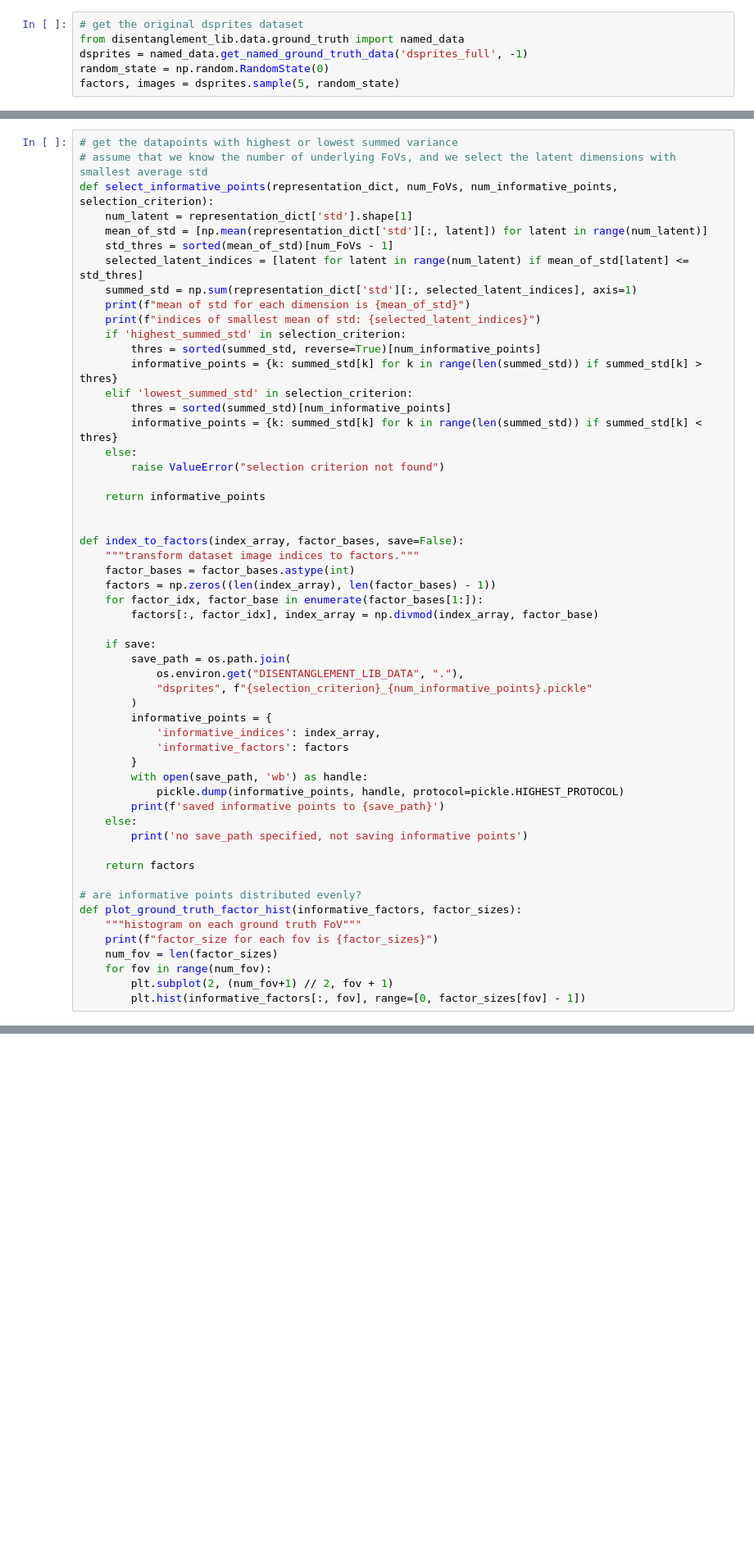
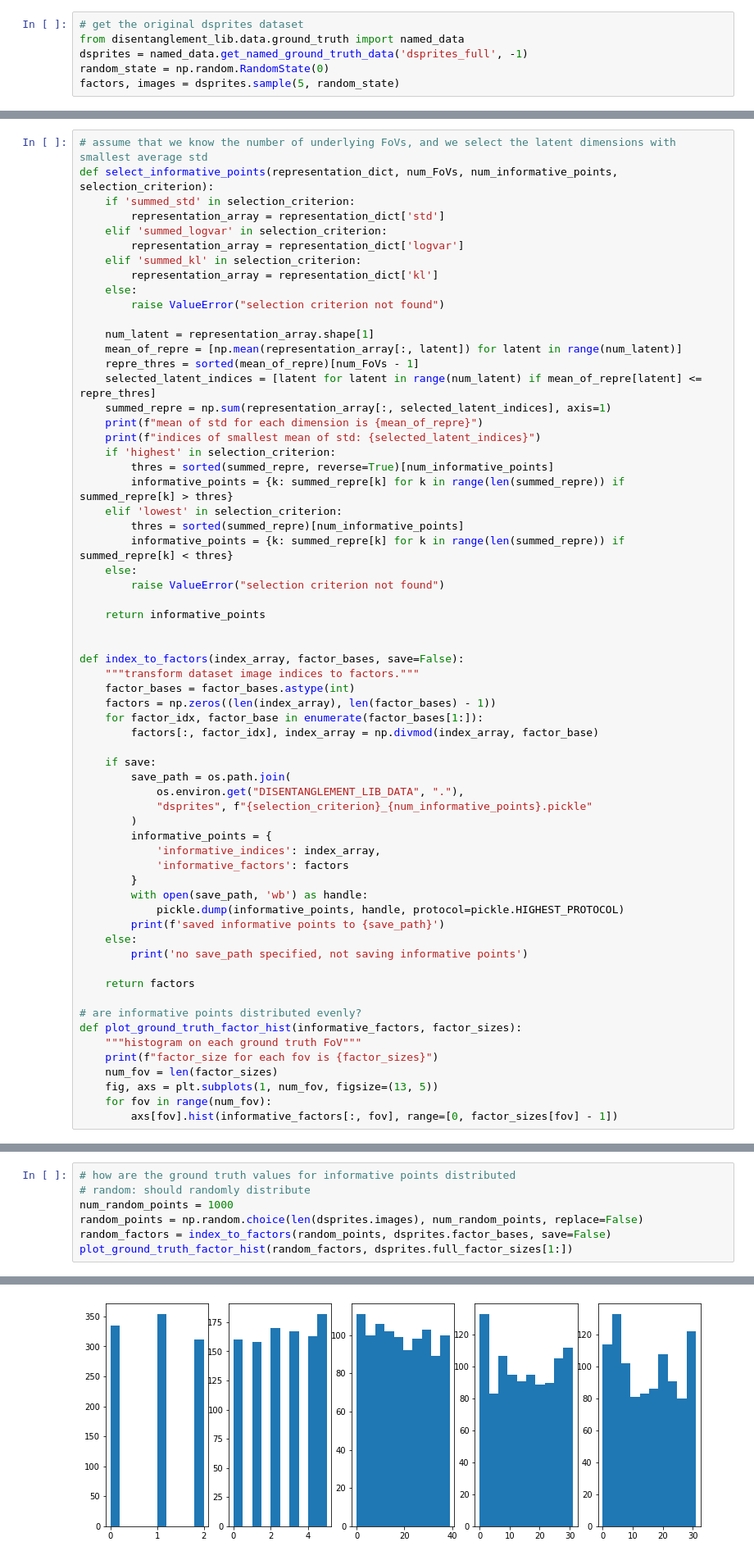
Before and after one commit to jasonmhwu/disentanglement_lib, a Jupyter notebook: notebooks/visualize_mean_and_std.ipynb, the cells around one changed output, grey strips where cells are left out. Shown at 82% size. Cells and saved outputs as stored; diff of their text form; blank space fills up the shorter version.

```diff
--- a/notebooks/visualize_mean_and_std.ipynb
+++ b/notebooks/visualize_mean_and_std.ipynb
@@ -81,20 +66,28 @@ INFO:tensorflow:Running local_init_op.
 # %%
-# get the datapoints with highest or lowest summed variance
 # assume that we know the number of underlying FoVs, and we select the latent dimensions with smallest average std
 def select_informative_points(representation_dict, num_FoVs, num_informative_points, selection_criterion):
-    num_latent = representation_dict['std'].shape[1]
-    mean_of_std = [np.mean(representation_dict['std'][:, latent]) for latent in range(num_latent)]
-    std_thres = sorted(mean_of_std)[num_FoVs - 1]
-    selected_latent_indices = [latent for latent in range(num_latent) if mean_of_std[latent] <= std_thres]
-    summed_std = np.sum(representation_dict['std'][:, selected_latent_indices], axis=1)
-    print(f"mean of std for each dimension is {mean_of_std}")
+    if 'summed_std' in selection_criterion:
+        representation_array = representation_dict['std']
+    elif 'summed_logvar' in selection_criterion:
+        representation_array = representation_dict['logvar']
+    elif 'summed_kl' in selection_criterion:
+        representation_array = representation_dict['kl']
+    else:
+        raise ValueError("selection criterion not found")
+
+    num_latent = representation_array.shape[1]
+    mean_of_repre = [np.mean(representation_array[:, latent]) for latent in range(num_latent)]
+    repre_thres = sorted(mean_of_repre)[num_FoVs - 1]
+    selected_latent_indices = [latent for latent in range(num_latent) if mean_of_repre[latent] <= repre_thres]
+    summed_repre = np.sum(representation_array[:, selected_latent_indices], axis=1)
+    print(f"mean of std for each dimension is {mean_of_repre}")
     print(f"indices of smallest mean of std: {selected_latent_indices}")
-    if 'highest_summed_std' in selection_criterion:
-        thres = sorted(summed_std, reverse=True)[num_informative_points]
-        informative_points = {k: summed_std[k] for k in range(len(summed_std)) if summed_std[k] > thres}
-    elif 'lowest_summed_std' in selection_criterion:
-        thres = sorted(summed_std)[num_informative_points]
-        informative_points = {k: summed_std[k] for k in range(len(summed_std)) if summed_std[k] < thres}
+    if 'highest' in selection_criterion:
+        thres = sorted(summed_repre, reverse=True)[num_informative_points]
+        informative_points = {k: summed_repre[k] for k in range(len(summed_repre)) if summed_repre[k] > thres}
+    elif 'lowest' in selection_criterion:
+        thres = sorted(summed_repre)[num_informative_points]
+        informative_points = {k: summed_repre[k] for k in range(len(summed_repre)) if summed_repre[k] < thres}
     else:
         raise ValueError("selection criterion not found")
 
@@ -130,6 +123,6 @@ def plot_ground_truth_factor_hist(informative_factors, factor_sizes):
     """histogram on each ground truth FoV"""
     print(f"factor_size for each fov is {factor_sizes}")
     num_fov = len(factor_sizes)
+    fig, axs = plt.subplots(1, num_fov, figsize=(13, 5))
     for fov in range(num_fov):
-        plt.subplot(2, (num_fov+1) // 2, fov + 1)
-        plt.hist(informative_factors[:, fov], range=[0, factor_sizes[fov] - 1])
+        axs[fov].hist(informative_factors[:, fov], range=[0, factor_sizes[fov] - 1])
@@ -135,0 +135,8 @@ def plot_ground_truth_factor_hist(informative_factors, factor_sizes):
+# %%
+# how are the ground truth values for informative points distributed
+# random: should randomly distribute
+num_random_points = 1000
+random_points = np.random.choice(len(dsprites.images), num_random_points, replace=False)
+random_factors = index_to_factors(random_points, dsprites.factor_bases, save=False)
+plot_ground_truth_factor_hist(random_factors, dsprites.full_factor_sizes[1:])
+# %% [output]
@@ -136 +145,2 @@ def plot_ground_truth_factor_hist(informative_factors, factor_sizes):
+[figure, added]
 # %%
```
Also changed, not shown: parts of 15 cells of this notebook, 22 other files.
